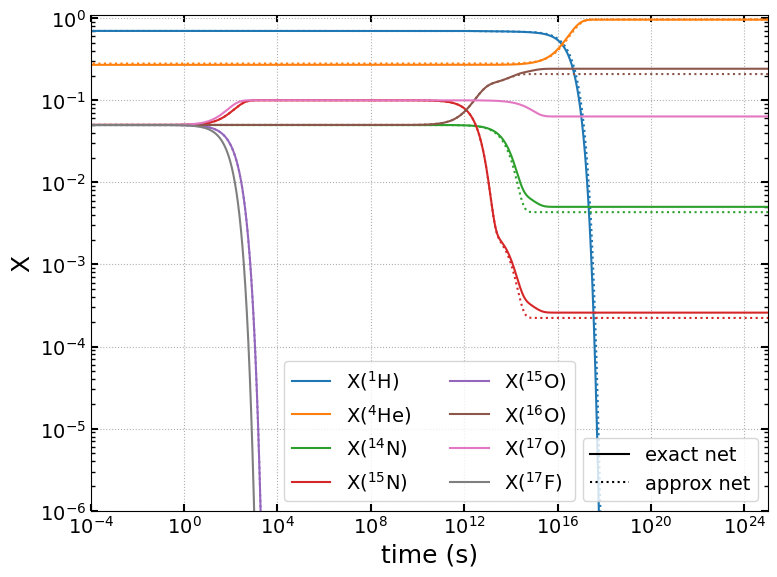
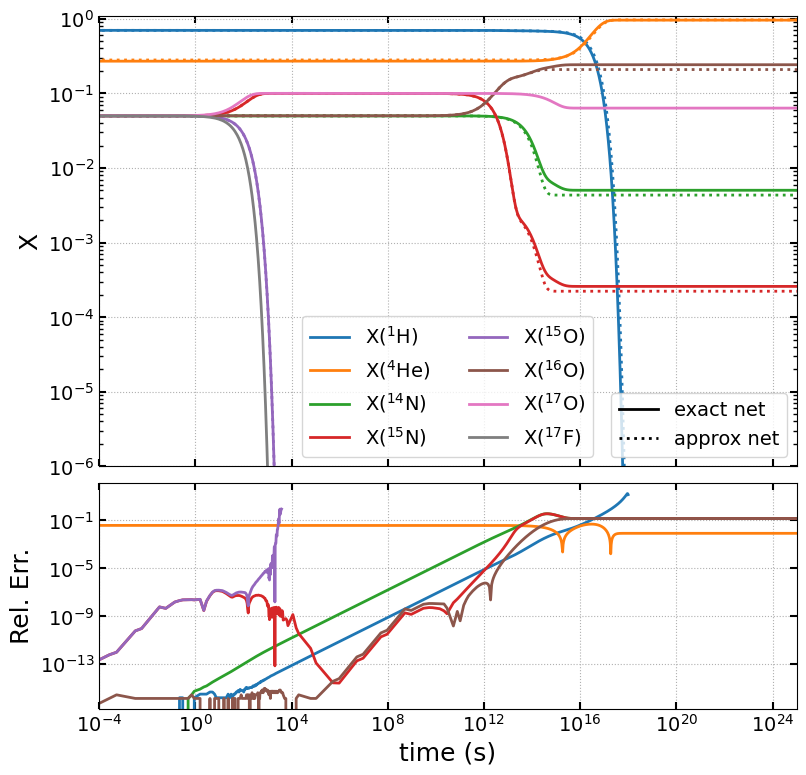
Code edit (unified diff) that turned the first committed figure into the second:
--- before
+++ after
@@ -1,4 +1,6 @@
-fig, ax = plt.subplots(figsize=(8,6))
+fig, (ax, ax_err) = plt.subplots(2, 1, figsize=(9, 9), sharex=True,
+                                 gridspec_kw={"height_ratios": [2, 1], "hspace": 0.05})
 
+# Top Panel
 for i, nuc in enumerate(sol.unique_nuclei):
     ax.loglog(sol.t, sol.X[i, :],
@@ -14,9 +16,5 @@
 ax.set_ylim(1.e-6, 1.1)
 ax.set_xlim(1.e-4, 1e25)
-ax.set_xlabel("time (s)")
 ax.set_ylabel("X")
-ax.minorticks_on()
-ax.tick_params(top=True, bottom=True, left=True, right=True, which="both")
-ax.tick_params(axis="both", direction="in", which="both")
 ax.grid(ls=":")
 
@@ -32,4 +30,30 @@
 ax.legend(handles=style_legend, loc="lower right")
 
+# Bot panel for plotting error between common species
+X_FLOOR = 1.e-10
+for i, nuc in enumerate(sol_approx.unique_nuclei):
+    idx = sol.unique_nuclei.index(nuc)
+    X_ref = sol.X[idx, :]
+    X_approx = sol_approx.X_at(sol.t)[i, :]
+
+    # Only compute error for X greater than absolute tolerance of the integrator
+    invalid = X_ref < X_FLOOR
+    rel_err = np.abs(X_approx - X_ref) / X_ref
+    rel_err[invalid] = np.nan
+    
+    ax_err.loglog(sol.t, rel_err,
+              label=rf"X$({nuc.pretty})$",              
+              linestyle="-", color=f"C{idx}", linewidth=2)
+
+ax_err.set_xlabel("time (s)")
+ax_err.set_ylabel("Rel. Err.")
+ax_err.grid(ls=":")
+
+for a in (ax, ax_err):
+    a.minorticks_on()
+    a.tick_params(top=True, bottom=True,
+                  left=True, right=True,
+                  direction="in", which="both")
+
 fig.tight_layout()
 fig.savefig("modified-rate-integrate.pdf", bbox_inches="tight")

Commit: update with better formatting